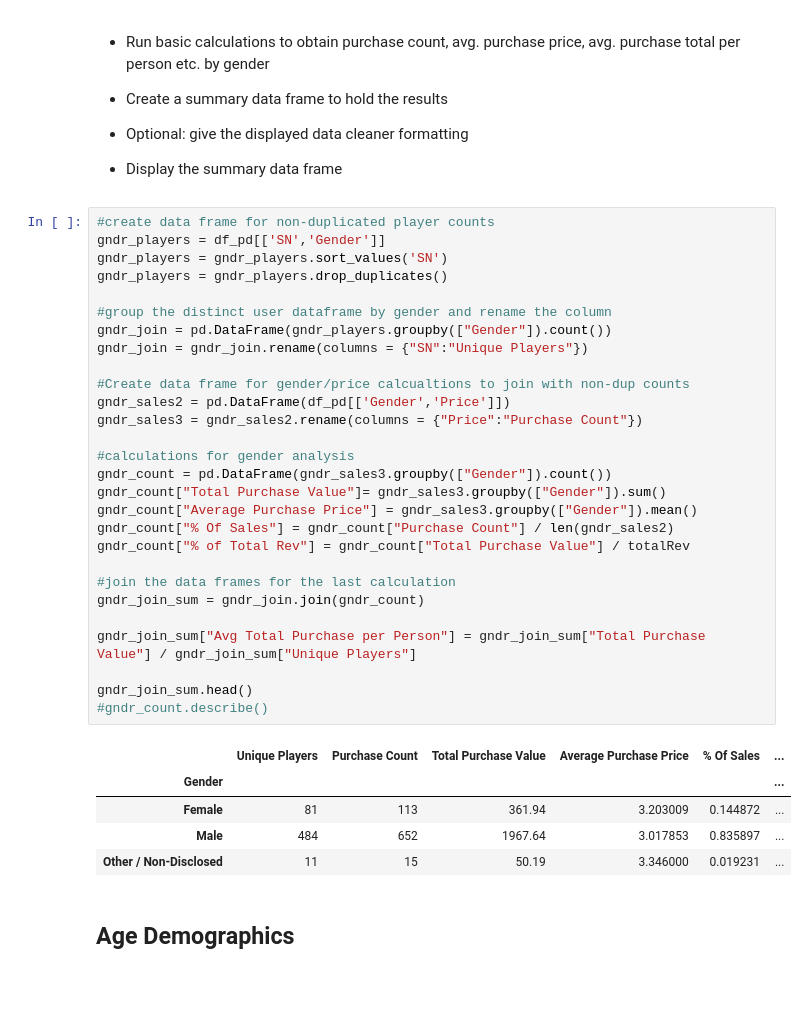
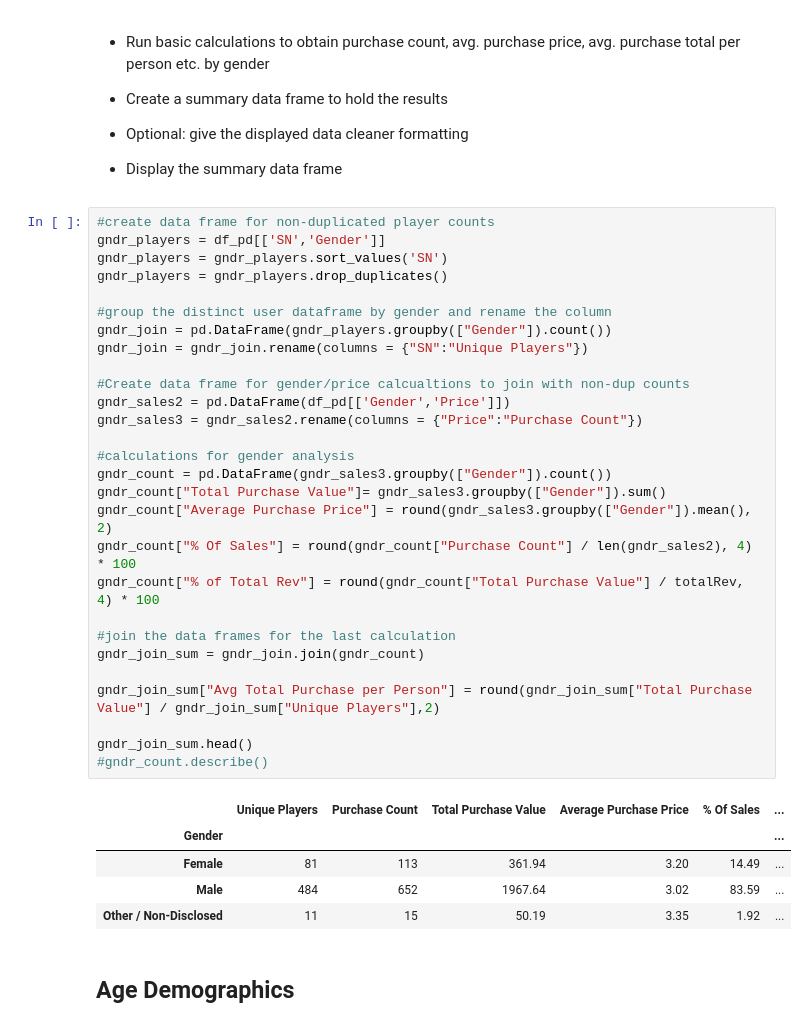
Before and after one commit to bendgame/BootCamp_hw4, a Jupyter notebook: Eric_Kleppen_hw4_Heroes_of_pymoli.ipynb, the cells around one changed output. Cells and saved outputs as stored; diff of their text form; blank space fills up the shorter version.

```diff
--- a/Eric_Kleppen_hw4_Heroes_of_pymoli.ipynb
+++ b/Eric_Kleppen_hw4_Heroes_of_pymoli.ipynb
@@ -119,37 +119,37 @@ gender_demo.head()
 # %%
 #create data frame for non-duplicated player counts
 gndr_players = df_pd[['SN','Gender']]
 gndr_players = gndr_players.sort_values('SN')
 gndr_players = gndr_players.drop_duplicates()
 
 #group the distinct user dataframe by gender and rename the column
 gndr_join = pd.DataFrame(gndr_players.groupby(["Gender"]).count())
 gndr_join = gndr_join.rename(columns = {"SN":"Unique Players"})
 
 #Create data frame for gender/price calcualtions to join with non-dup counts
 gndr_sales2 = pd.DataFrame(df_pd[['Gender','Price']])
 gndr_sales3 = gndr_sales2.rename(columns = {"Price":"Purchase Count"})
 
 #calculations for gender analysis
 gndr_count = pd.DataFrame(gndr_sales3.groupby(["Gender"]).count())
 gndr_count["Total Purchase Value"]= gndr_sales3.groupby(["Gender"]).sum()
-gndr_count["Average Purchase Price"] = gndr_sales3.groupby(["Gender"]).mean()
-gndr_count["% Of Sales"] = gndr_count["Purchase Count"] / len(gndr_sales2)
-gndr_count["% of Total Rev"] = gndr_count["Total Purchase Value"] / totalRev
+gndr_count["Average Purchase Price"] = round(gndr_sales3.groupby(["Gender"]).mean(), 2)
+gndr_count["% Of Sales"] = round(gndr_count["Purchase Count"] / len(gndr_sales2), 4) * 100
+gndr_count["% of Total Rev"] = round(gndr_count["Total Purchase Value"] / totalRev, 4) * 100
 
 #join the data frames for the last calculation
 gndr_join_sum = gndr_join.join(gndr_count)
 
-gndr_join_sum["Avg Total Purchase per Person"] = gndr_join_sum["Total Purchase Value"] / gndr_join_sum["Unique Players"]
+gndr_join_sum["Avg Total Purchase per Person"] = round(gndr_join_sum["Total Purchase Value"] / gndr_join_sum["Unique Players"],2)
 
 gndr_join_sum.head()
 #gndr_count.describe()
 # %% [output]
 |  | Unique Players | Purchase Count | Total Purchase Value | Average Purchase Price | % Of Sales | ... |
 | Gender |  |  |  |  |  | ... |
-| Female | 81 | 113 | 361.94 | 3.203009 | 0.144872 | ... |
-| Male | 484 | 652 | 1967.64 | 3.017853 | 0.835897 | ... |
-| Other / Non-Disclosed | 11 | 15 | 50.19 | 3.346000 | 0.019231 | ... |
+| Female | 81 | 113 | 361.94 | 3.20 | 14.49 | ... |
+| Male | 484 | 652 | 1967.64 | 3.02 | 83.59 | ... |
+| Other / Non-Disclosed | 11 | 15 | 50.19 | 3.35 | 1.92 | ... |
 # %% [markdown]
 ## Age Demographics
 # %% [markdown]
```
Also changed, not shown: parts of 3 cells of this notebook.
